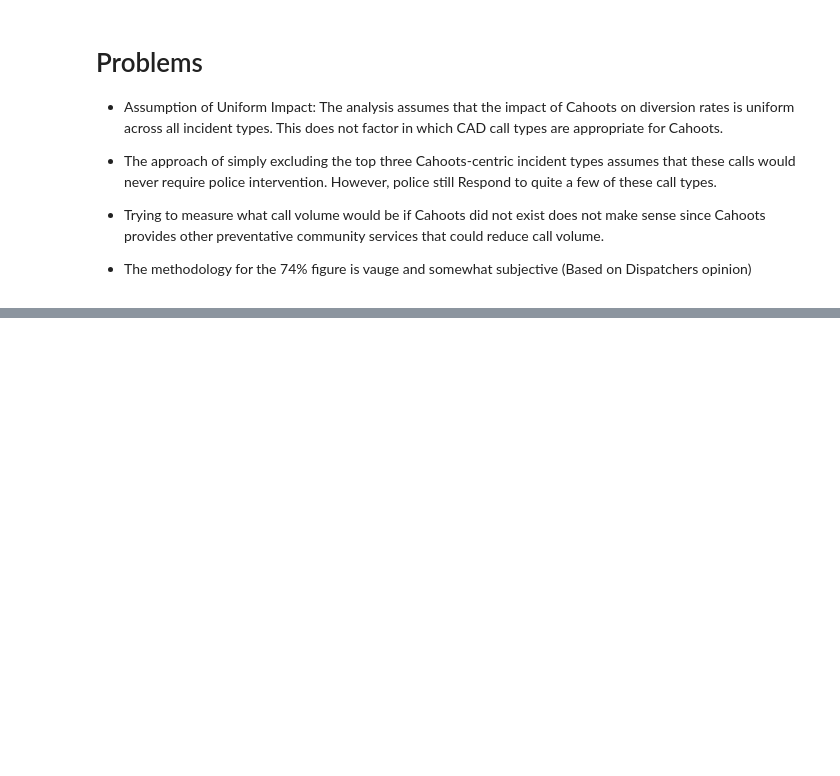
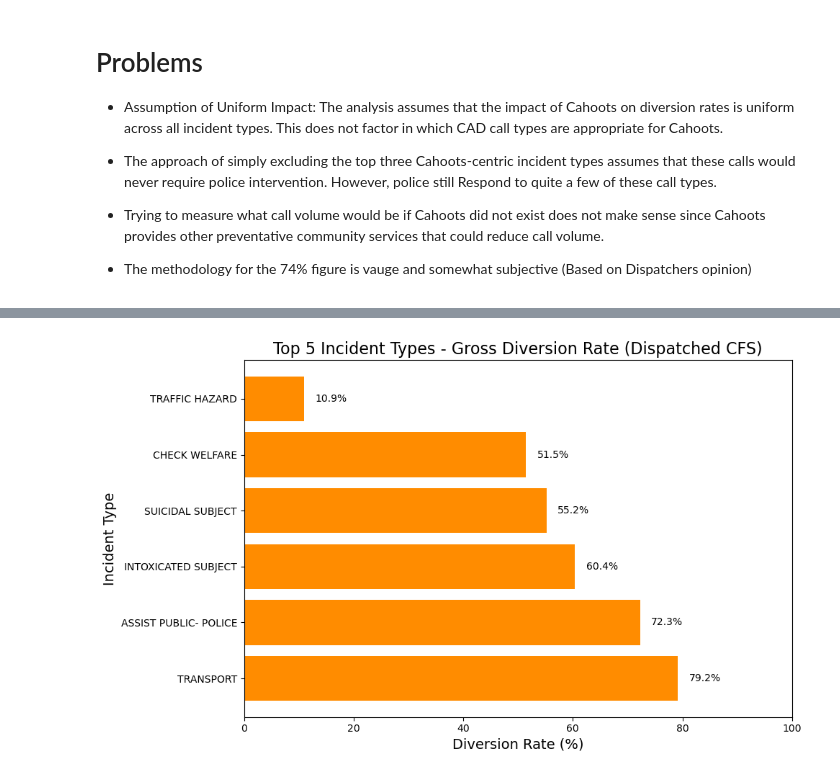
Before and after one commit to Nathan-M-Burton/Cahoots-Impact-Assessment, a Jupyter notebook: police_replication.ipynb, the cells around one changed output, grey strips where cells are left out. Drawn from its saved outputs; the diff is of its cells as text; code cells hidden in the pictures; blank space fills up the shorter version.

```diff
--- a/police_replication.ipynb
+++ b/police_replication.ipynb
@@ -385,0 +403,4 @@ overlap_proportions
+# %%
+incidents = ["CHECK WELFARE", "TRANSPORT", "ASSIST PUBLIC- POLICE", "SUICIDAL SUBJECT"]
+correct_props = calculate_prop(data_2016, data_2017, incidents)
+correct_props
@@ -385,0 +689,57 @@ overlap_proportions
+# %%
+import matplotlib.pyplot as plt
+import pandas as pd
+
+# ... (Your existing `run_police_diversions_by_incident` function) ...
+
+def plot_diversion_rates_by_incident(diversion_data, rate_key, top_n=10, title=None):
+    """
+    Creates a bar chart comparing diversion rates for different incident types.
+
+    Args:
+        diversion_data (dict): The dictionary returned by
+                              `run_police_diversions_by_incident`.
+        rate_key (str): The specific diversion rate key to plot from
+                          the `diversion_data` dictionary (e.g.,
+                          'Gross Divert Rate 2 (All Cahoots Dispatched CFS)').
+        top_n (int, optional): The number of top incident types to display.
+                                Defaults to 10.
+        title (str, optional): Custom title for the plot. If None, a
+                                default title is used.
+    """
+
+    # Extract data for the specified rate
+    incident_types = list(diversion_data.keys())
+    rates = [diversion_data[incident][rate_key] for incident in incident_types]
+
+    # Sort by rate (descending)
+    sorted_data = sorted(zip(rates, incident_types), reverse=True)
+    rates, incident_types = zip(*sorted_data)
+
+    plt.figure(figsize=(10, 6))
+    plt.barh(incident_types[:top_n], rates[:top_n], color='darkorange')
+
+    plt.xlabel('Diversion Rate (%)', fontsize=14)
+    plt.ylabel('Incident Type', fontsize=14)
+    plt.title(title if title else f'Top {top_n} Incident Types - {rate_key}', fontsize=16)
+    plt.xlim(0, 100)
+
+    # Add labels to the bars
+    for i, v in enumerate(rates[:top_n]):
+        plt.text(v + 2, i, f'{v:.1f}%', va='center', fontsize=10)
+
+    plt.tight_layout()
+    plt.show()
+
+
+# Example Usage:
+diversion_rates_by_incident = run_police_diversions_by_incident(CAD_data_cleaned, 0.74, top_n=8)
+
+plot_diversion_rates_by_incident(
+    diversion_data=diversion_rates_by_incident,
+    rate_key="Gross Divert Rate 2 (All Cahoots Dispatched CFS)",
+    top_n=6,
+    title="Top 5 Incident Types - Gross Diversion Rate (Dispatched CFS)"
+)
+# %% [output]
+[figure, added]
```
Also changed, not shown: parts of 32 cells of this notebook, 1 other file.
